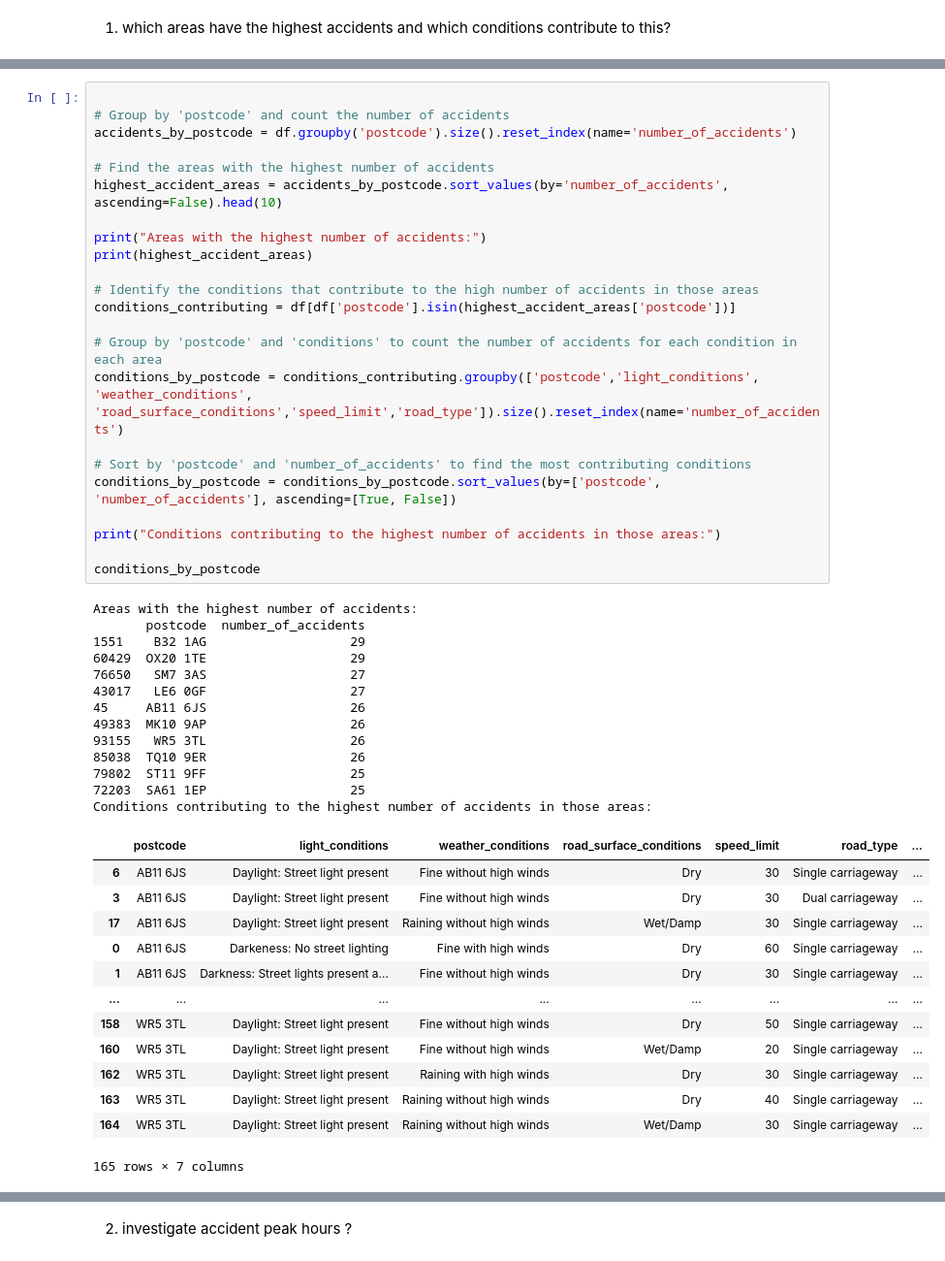
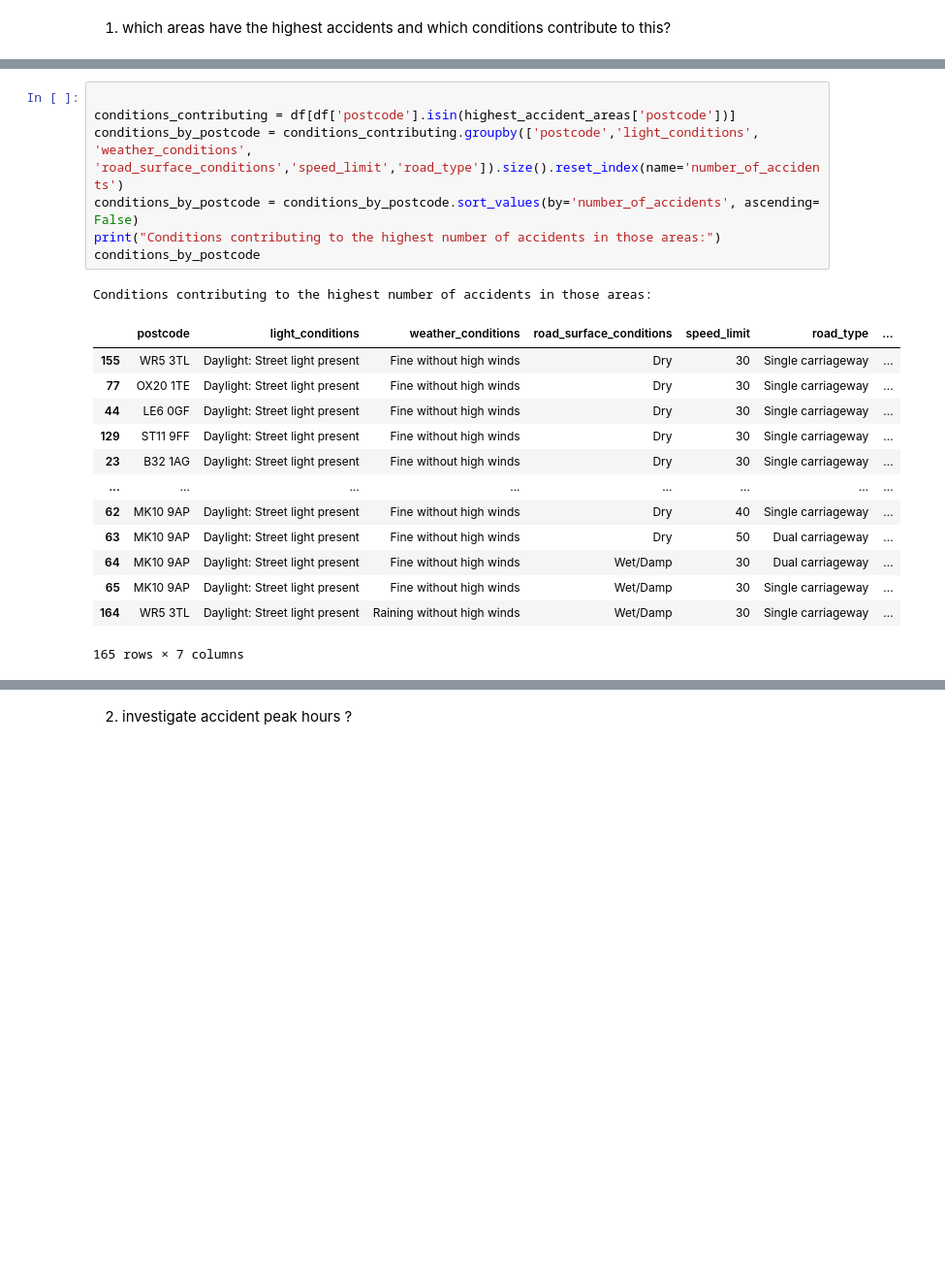
Before and after one commit to The-DigitalAcademy/Accidents_Analysis, a Jupyter notebook: PythonAnalysis.ipynb, the cells around one changed output, grey strips where cells are left out. Shown at 97% size. Cells and saved outputs as stored; diff of their text form; blank space fills up the shorter version.

```diff
--- a/PythonAnalysis.ipynb
+++ b/PythonAnalysis.ipynb
@@ -399,50 +424,22 @@ Questions:
 # %%
 
-# Group by 'postcode' and count the number of accidents
-accidents_by_postcode = df.groupby('postcode').size().reset_index(name='number_of_accidents')
-
-# Find the areas with the highest number of accidents
-highest_accident_areas = accidents_by_postcode.sort_values(by='number_of_accidents', ascending=False).head(10)
-
-print("Areas with the highest number of accidents:")
-print(highest_accident_areas)
-
-# Identify the conditions that contribute to the high number of accidents in those areas
 conditions_contributing = df[df['postcode'].isin(highest_accident_areas['postcode'])]
-
-# Group by 'postcode' and 'conditions' to count the number of accidents for each condition in each area
 conditions_by_postcode = conditions_contributing.groupby(['postcode','light_conditions', 'weather_conditions', 'road_surface_conditions','speed_limit','road_type']).size().reset_index(name='number_of_accidents')
-
-# Sort by 'postcode' and 'number_of_accidents' to find the most contributing conditions
-conditions_by_postcode = conditions_by_postcode.sort_values(by=['postcode', 'number_of_accidents'], ascending=[True, False])
-
+conditions_by_postcode = conditions_by_postcode.sort_values(by='number_of_accidents', ascending= False)
 print("Conditions contributing to the highest number of accidents in those areas:")
-
 conditions_by_postcode
 # %% [output]
-Areas with the highest number of accidents:
-       postcode  number_of_accidents
-1551    B32 1AG                   29
-60429  OX20 1TE                   29
-76650   SM7 3AS                   27
-43017   LE6 0GF                   27
-45     AB11 6JS                   26
-49383  MK10 9AP                   26
-93155   WR5 3TL                   26
-85038  TQ10 9ER                   26
-79802  ST11 9FF                   25
-72203  SA61 1EP                   25
 Conditions contributing to the highest number of accidents in those areas:
 |  | postcode | light_conditions | weather_conditions | road_surface_conditions | speed_limit | road_type | ... |
-| 6 | AB11 6JS | Daylight: Street light present | Fine without high winds | Dry | 30 | Single carriageway | ... |
-| 3 | AB11 6JS | Daylight: Street light present | Fine without high winds | Dry | 30 | Dual carriageway | ... |
-| 17 | AB11 6JS | Daylight: Street light present | Raining without high winds | Wet/Damp | 30 | Single carriageway | ... |
-| 0 | AB11 6JS | Darkeness: No street lighting | Fine with high winds | Dry | 60 | Single carriageway | ... |
-| 1 | AB11 6JS | Darkness: Street lights present a... | Fine without high winds | Dry | 30 | Single carriageway | ... |
+| 155 | WR5 3TL | Daylight: Street light present | Fine without high winds | Dry | 30 | Single carriageway | ... |
+| 77 | OX20 1TE | Daylight: Street light present | Fine without high winds | Dry | 30 | Single carriageway | ... |
+| 44 | LE6 0GF | Daylight: Street light present | Fine without high winds | Dry | 30 | Single carriageway | ... |
+| 129 | ST11 9FF | Daylight: Street light present | Fine without high winds | Dry | 30 | Single carriageway | ... |
+| 23 | B32 1AG | Daylight: Street light present | Fine without high winds | Dry | 30 | Single carriageway | ... |
 | ... | ... | ... | ... | ... | ... | ... | ... |
-| 158 | WR5 3TL | Daylight: Street light present | Fine without high winds | Dry | 50 | Single carriageway | ... |
-| 160 | WR5 3TL | Daylight: Street light present | Fine without high winds | Wet/Damp | 20 | Single carriageway | ... |
-| 162 | WR5 3TL | Daylight: Street light present | Raining with high winds | Dry | 30 | Single carriageway | ... |
-| 163 | WR5 3TL | Daylight: Street light present | Raining without high winds | Dry | 40 | Single carriageway | ... |
+| 62 | MK10 9AP | Daylight: Street light present | Fine without high winds | Dry | 40 | Single carriageway | ... |
+| 63 | MK10 9AP | Daylight: Street light present | Fine without high winds | Dry | 50 | Dual carriageway | ... |
+| 64 | MK10 9AP | Daylight: Street light present | Fine without high winds | Wet/Damp | 30 | Dual carriageway | ... |
+| 65 | MK10 9AP | Daylight: Street light present | Fine without high winds | Wet/Damp | 30 | Single carriageway | ... |
 | 164 | WR5 3TL | Daylight: Street light present | Raining without high winds | Wet/Damp | 30 | Single carriageway | ... |
 165 rows × 7 columns
```
Also changed, not shown: parts of 18 cells of this notebook.
